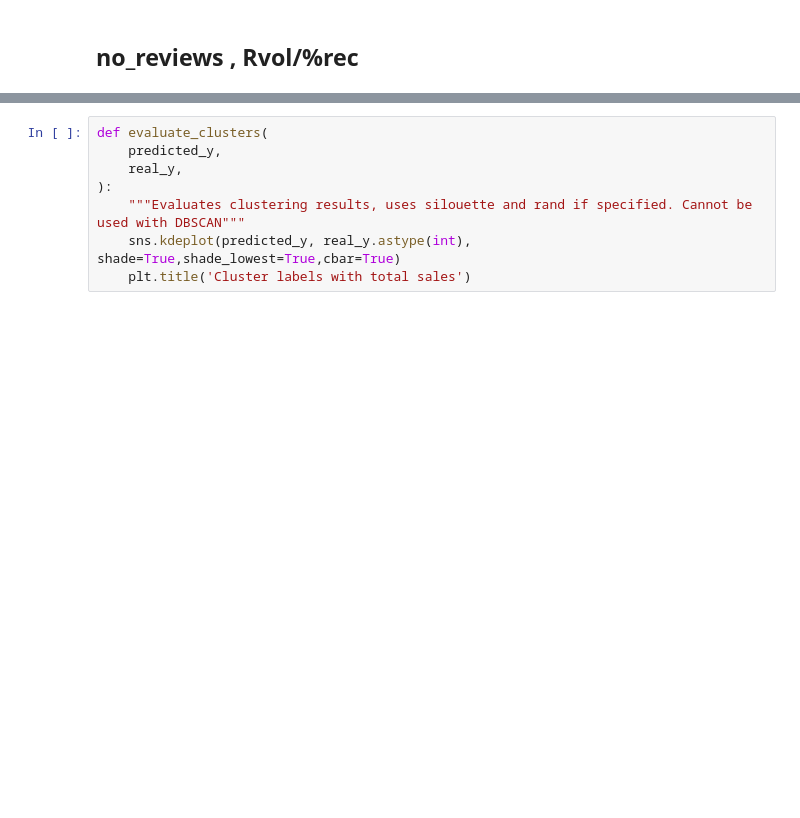
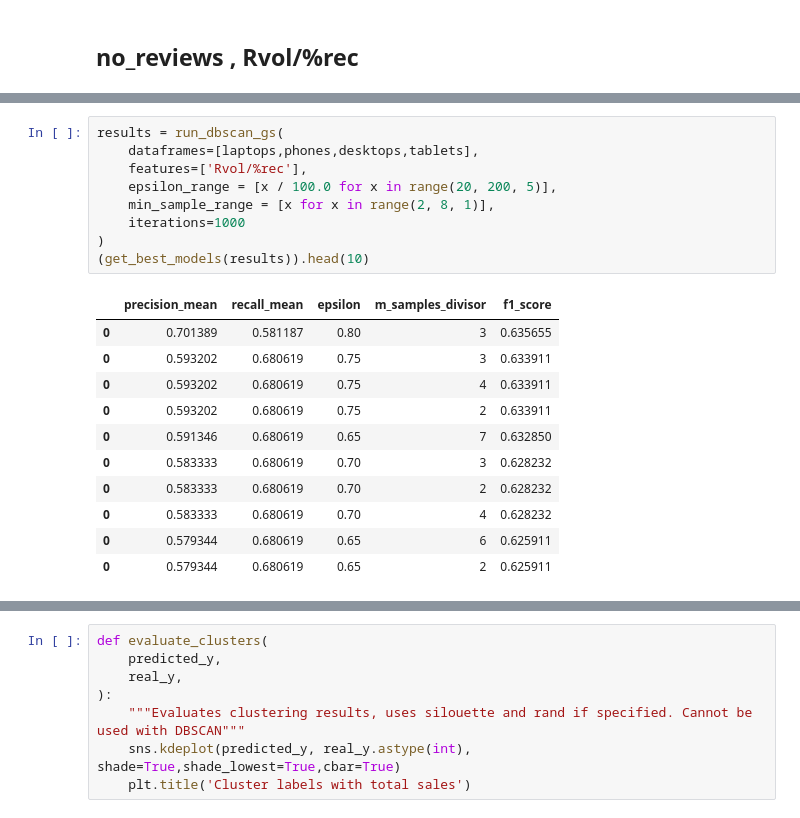
Before and after one commit to risdallseis/expenditure_prox, a Jupyter notebook: notebooks/modelling/dbscan_grid_searching_changing_features.ipynb, the cells around one changed output, grey strips where cells are left out. Cells and saved outputs as stored; diff of their text form; blank space fills up the shorter version.

```diff
--- a/notebooks/modelling/dbscan_grid_searching_changing_features.ipynb
+++ b/notebooks/modelling/dbscan_grid_searching_changing_features.ipynb
@@ -189,3 +189,24 @@ results = run_dbscan_gs(
+# %%
+results = run_dbscan_gs(
+    dataframes=[laptops,phones,desktops,tablets],
+    features=['Rvol/%rec'],
+    epsilon_range = [x / 100.0 for x in range(20, 200, 5)],
+    min_sample_range = [x for x in range(2, 8, 1)],
+    iterations=1000
+)
+(get_best_models(results)).head(10)
+# %% [output]
+|  | precision_mean | recall_mean | epsilon | m_samples_divisor | f1_score |
+| 0 | 0.701389 | 0.581187 | 0.80 | 3 | 0.635655 |
+| 0 | 0.593202 | 0.680619 | 0.75 | 3 | 0.633911 |
+| 0 | 0.593202 | 0.680619 | 0.75 | 4 | 0.633911 |
+| 0 | 0.593202 | 0.680619 | 0.75 | 2 | 0.633911 |
+| 0 | 0.591346 | 0.680619 | 0.65 | 7 | 0.632850 |
+| 0 | 0.583333 | 0.680619 | 0.70 | 3 | 0.628232 |
+| 0 | 0.583333 | 0.680619 | 0.70 | 2 | 0.628232 |
+| 0 | 0.583333 | 0.680619 | 0.70 | 4 | 0.628232 |
+| 0 | 0.579344 | 0.680619 | 0.65 | 6 | 0.625911 |
+| 0 | 0.579344 | 0.680619 | 0.65 | 2 | 0.625911 |
 # %%
 results = run_dbscan_gs(
     dataframes=[laptops,phones,desktops,tablets],
```
Also changed, not shown: parts of 35 cells of this notebook, 4 other files.
